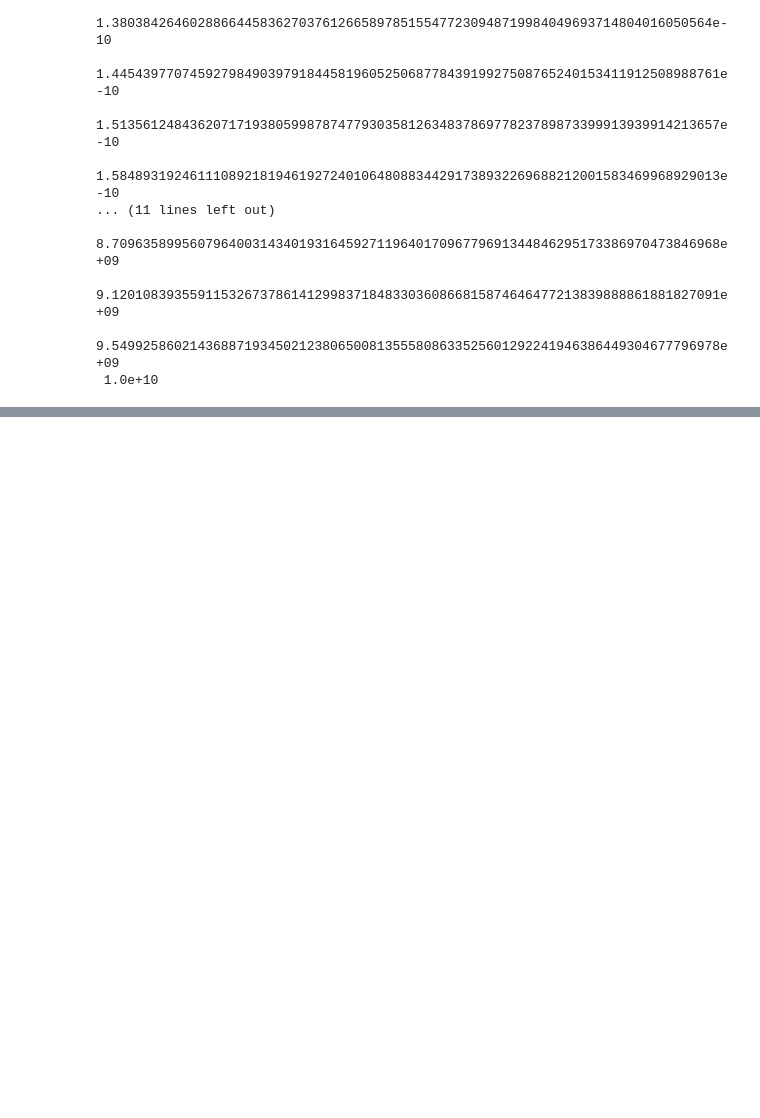
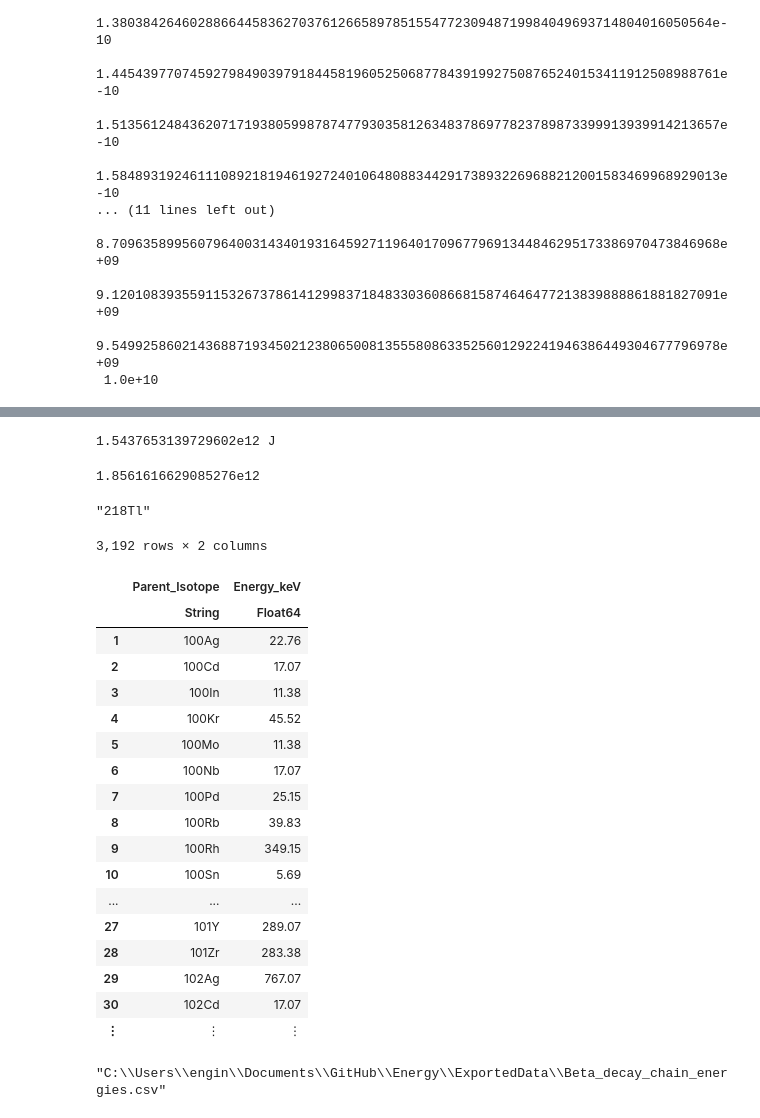
Before and after one commit to MarcosP7635/Energy, a Jupyter notebook: JupyterNotebooks/julia_power_densities_of_decay_chains.ipynb, the cells around one changed output, grey strips where cells are left out. Cells and saved outputs as stored; diff of their text form; code cells hidden in the pictures; blank space fills up the shorter version.

```diff
--- a/JupyterNotebooks/julia_power_densities_of_decay_chains.ipynb
+++ b/JupyterNotebooks/julia_power_densities_of_decay_chains.ipynb
@@ -286,2 +346,42 @@ power_df[!, "Parent Isotope"] = zero_gen_isotopes
+# %%
+uconvert(@u_str("J"), 16 * @u_str("MeV") * N_A)
+# %% [output]
+1.5437653139729602e12 J
+# %%
+decay_chain_energies = [sum(df[!, "Average beta-decay energy"])
+                        for df in all_decay_chains]
+maximum(decay_chain_energies) * conversion_factor
+# %% [output]
+1.8561616629085276e12
+# %%
+best_decay_chain_index = argmax(decay_chain_energies)
+zero_gen_isotopes[best_decay_chain_index]
+# %% [output]
+"218Tl"
+# %%
+decay_chain_energy_df = DataFrame(Parent_Isotope = zero_gen_isotopes,
+Energy_keV = decay_chain_energies)
+# %% [output]
+3,192 rows × 2 columns
+|  | Parent_Isotope | Energy_keV |
+|  | String | Float64 |
+| 1 | 100Ag | 22.76 |
+| 2 | 100Cd | 17.07 |
+| 3 | 100In | 11.38 |
+| 4 | 100Kr | 45.52 |
+| 5 | 100Mo | 11.38 |
+| 6 | 100Nb | 17.07 |
+| 7 | 100Pd | 25.15 |
+| 8 | 100Rb | 39.83 |
+| 9 | 100Rh | 349.15 |
+| 10 | 100Sn | 5.69 |
+| ... | ... | ... |
+| 27 | 101Y | 289.07 |
+| 28 | 101Zr | 283.38 |
+| 29 | 102Ag | 767.07 |
+| 30 | 102Cd | 17.07 |
+| ⋮ | ⋮ | ⋮ |
 # %%
-CSV.write(parent_dir * "ExportedData\\")
+CSV.write(parent_dir * "ExportedData\\Beta_decay_chain_energies.csv", decay_chain_energy_df)
+# %% [output]
+"C:\\Users\\engin\\Documents\\GitHub\\Energy\\ExportedData\\Beta_decay_chain_energies.csv"
```
Also changed, not shown: parts of 14 cells of this notebook, 1 other file.
